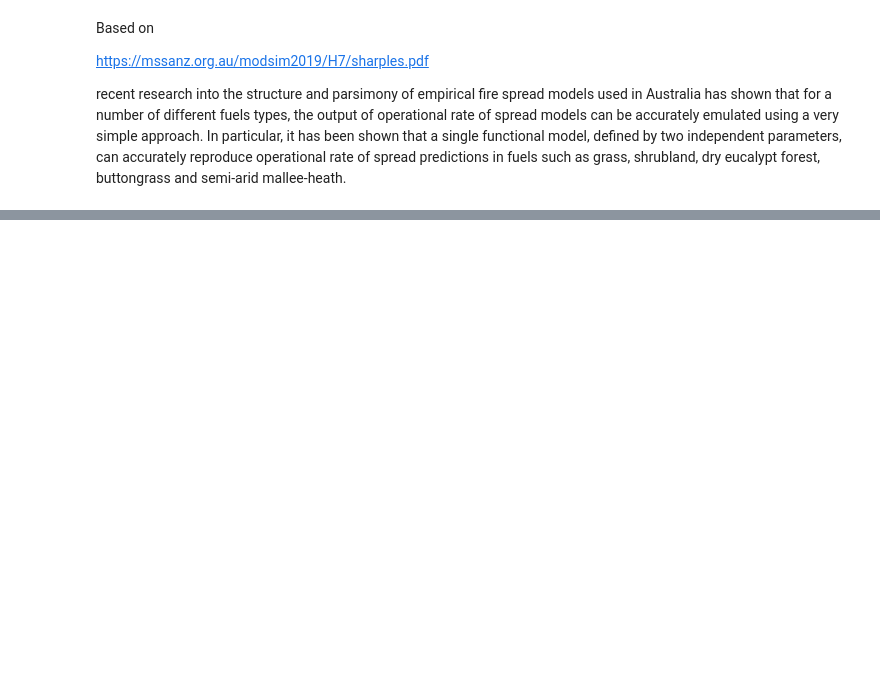
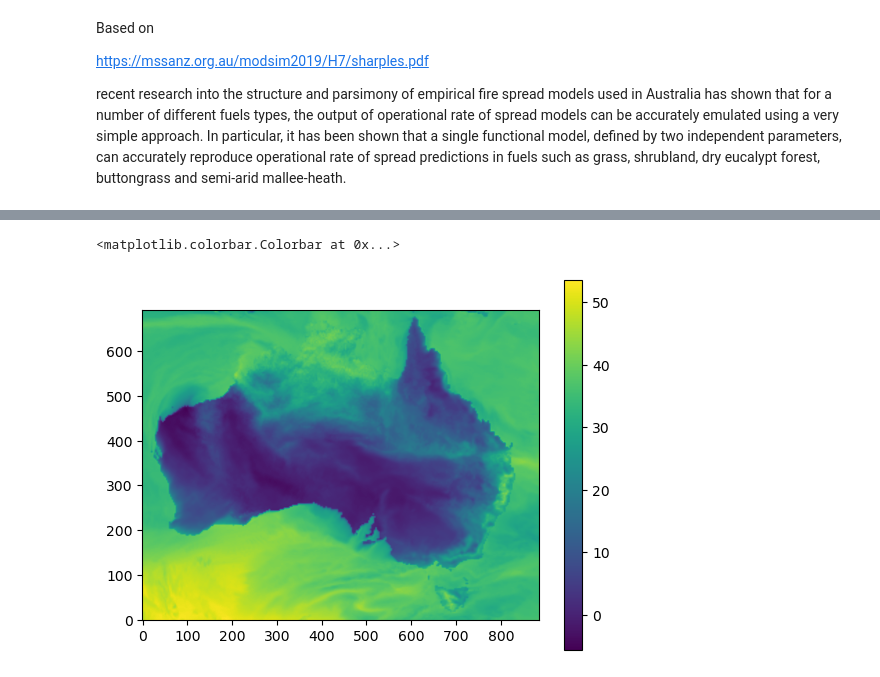
Before and after one commit to nb-bom/SharplesGrassCalcs, a Jupyter notebook: sharples_calc.ipynb, the cells around one changed output, grey strips where cells are left out. Saved outputs shown, nothing was run; the diff lists cells and outputs as text; code cells hidden in the pictures; blank space fills up the shorter version.

```diff
--- a/sharples_calc.ipynb
+++ b/sharples_calc.ipynb
@@ -166,0 +236,6 @@ plt.colorbar()
+# %%
+plt.imshow(gwl_fmi[0]+ mu, origin='lower')
+plt.colorbar()
+# %% [output]
+<matplotlib.colorbar.Colorbar at 0x...>
+[figure, added]
```
Also changed, not shown: parts of 14 cells of this notebook.
